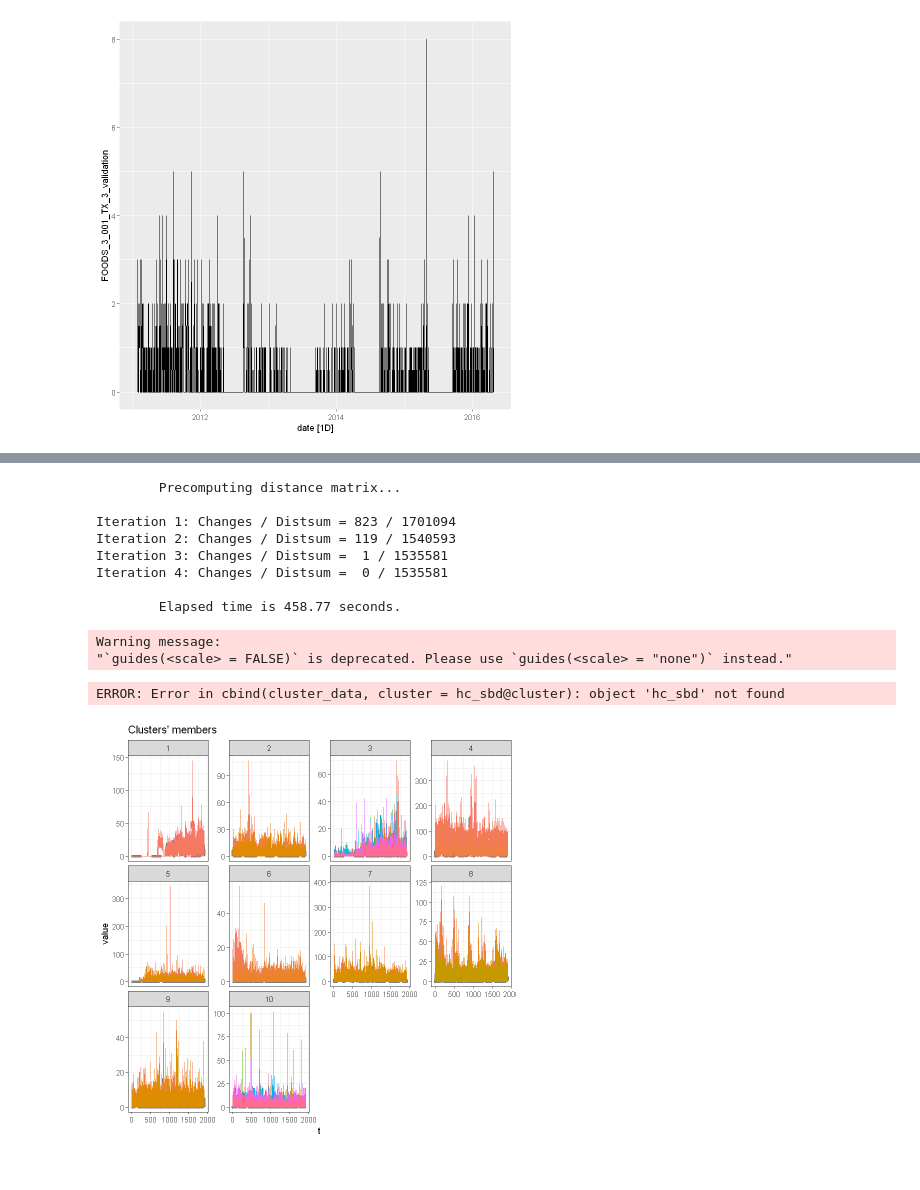
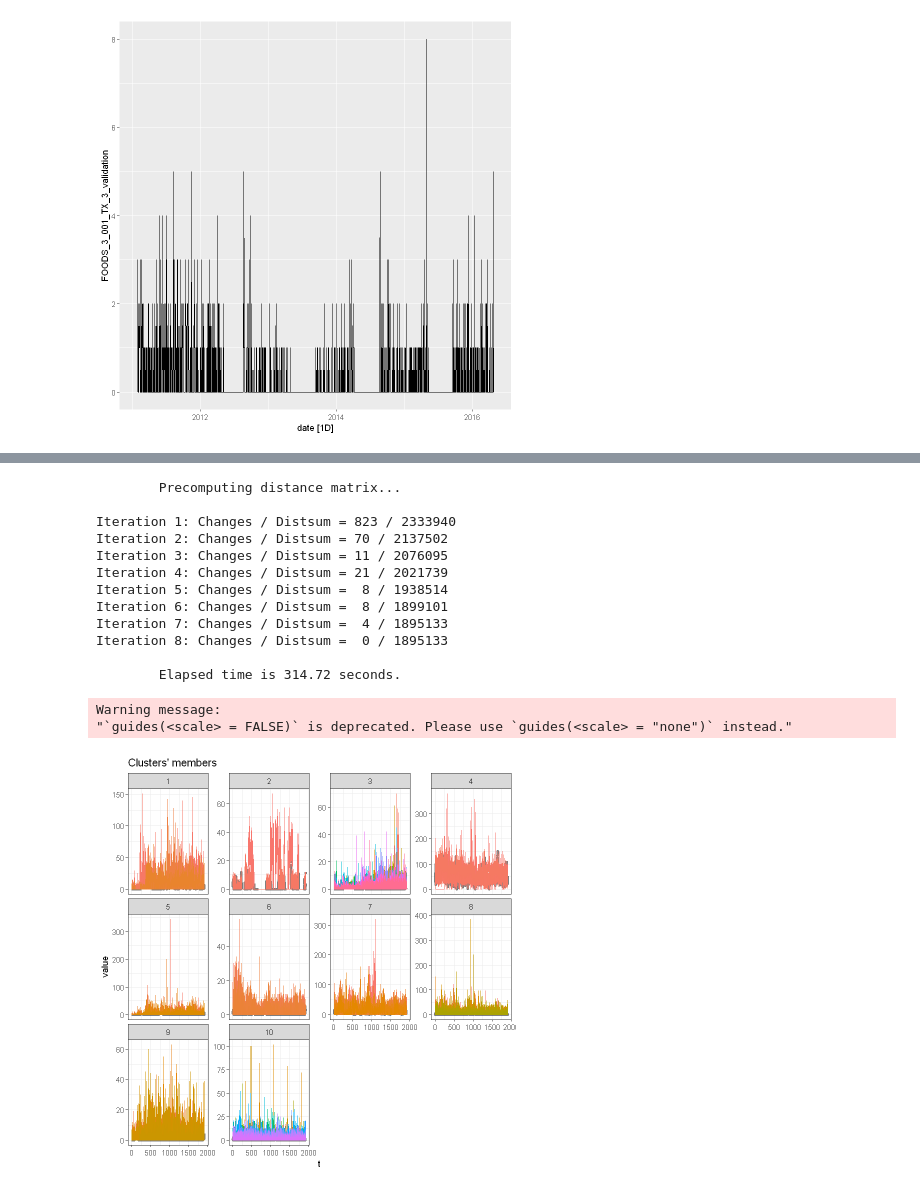
Before and after one commit to suvkp/Sales-Time-Series-Forecasting, a Jupyter notebook: EDA_Rick.ipynb, the cells around one changed output, grey strips where cells are left out. Saved outputs shown, nothing was run; the diff lists cells and outputs as text; code cells hidden in the pictures.

```diff
--- a/EDA_Rick.ipynb
+++ b/EDA_Rick.ipynb
@@ -179,21 +179,24 @@ A matrix: 823 × 1913 of type dbl
 # %%
 clusters <- tsclust(cluster_data, type = "partitional", k = 10L,
               distance = "dtw_basic", centroid = "pam",
               seed = 3247L, trace = TRUE,
-              args = tsclust_args(dist = list(window.size = 100L)))
+              args = tsclust_args(dist = list(window.size = 10L)))
 
 #plotting the clusters
 plot(clusters)
 # %% [output]
         Precomputing distance matrix...
 
-Iteration 1: Changes / Distsum = 823 / 1701094
-Iteration 2: Changes / Distsum = 119 / 1540593
-Iteration 3: Changes / Distsum =  1 / 1535581
-Iteration 4: Changes / Distsum =  0 / 1535581
+Iteration 1: Changes / Distsum = 823 / 2333940
+Iteration 2: Changes / Distsum = 70 / 2137502
+Iteration 3: Changes / Distsum = 11 / 2076095
+Iteration 4: Changes / Distsum = 21 / 2021739
+Iteration 5: Changes / Distsum =  8 / 1938514
+Iteration 6: Changes / Distsum =  8 / 1899101
+Iteration 7: Changes / Distsum =  4 / 1895133
+Iteration 8: Changes / Distsum =  0 / 1895133
 
-        Elapsed time is 458.77 seconds.
+        Elapsed time is 314.72 seconds.
 Warning message:
 "`guides(<scale> = FALSE)` is deprecated. Please use `guides(<scale> = "none")` instead."
-ERROR: Error in cbind(cluster_data, cluster = hc_sbd@cluster): object 'hc_sbd' not found
-[figure, old version]
+[figure, new version]
```
Also changed, not shown: parts of 14 cells of this notebook.
